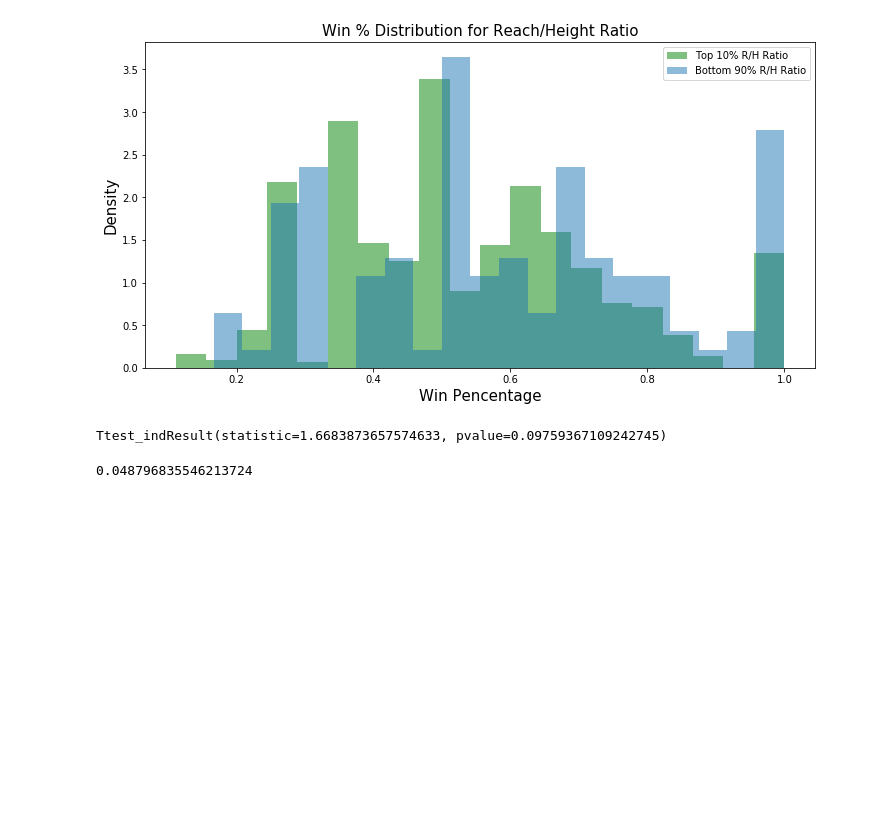
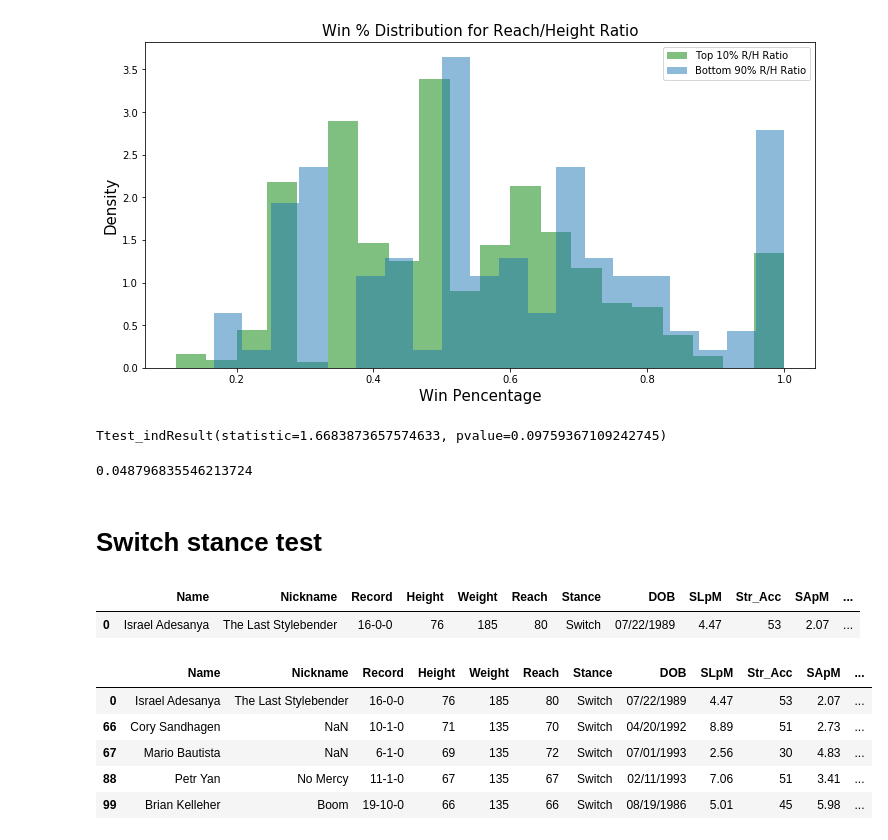
Before and after one commit to victorpena1/UFC_Analysis, a Jupyter notebook: UFC_EDA.ipynb, the cells around one changed output. Drawn from its saved outputs; the diff is of its cells as text; code cells hidden in the pictures; blank space fills up the shorter version.

```diff
--- a/UFC_EDA.ipynb
+++ b/UFC_EDA.ipynb
@@ -477,3 +477,10 @@ Ttest_indResult(statistic=1.6683873657574633, pvalue=0.09759367109242745)
 stats.ttest_ind(rvs10, rvs90, equal_var = False)[1]/2
 # %% [output]
 0.048796835546213724
+# %% [markdown]
+# Switch stance test
+# %%
+df_rhr_cl.head(1)
+# %% [output]
+|  | Name | Nickname | Record | Height | Weight | Reach | Stance | DOB | SLpM | Str_Acc | SApM | ... |
+| 0 | Israel Adesanya | The Last Stylebender | 16-0-0 | 76 | 185 | 80 | Switch | 07/22/1989 | 4.47 | 53 | 2.07 | ... |
@@ -479,0 +490,9 @@ stats.ttest_ind(rvs10, rvs90, equal_var = False)[1]/2
+# %%
+dfs.head()
+# %% [output]
+|  | Name | Nickname | Record | Height | Weight | Reach | Stance | DOB | SLpM | Str_Acc | SApM | ... |
+| 0 | Israel Adesanya | The Last Stylebender | 16-0-0 | 76 | 185 | 80 | Switch | 07/22/1989 | 4.47 | 53 | 2.07 | ... |
+| 66 | Cory Sandhagen | NaN | 10-1-0 | 71 | 135 | 70 | Switch | 04/20/1992 | 8.89 | 51 | 2.73 | ... |
+| 67 | Mario Bautista | NaN | 6-1-0 | 69 | 135 | 72 | Switch | 07/01/1993 | 2.56 | 30 | 4.83 | ... |
+| 88 | Petr Yan | No Mercy | 11-1-0 | 67 | 135 | 67 | Switch | 02/11/1993 | 7.06 | 51 | 3.41 | ... |
+| 99 | Brian Kelleher | Boom | 19-10-0 | 66 | 135 | 66 | Switch | 08/19/1986 | 5.01 | 45 | 5.98 | ... |
```
Also changed, not shown: parts of 8 cells of this notebook, 1 other file.
